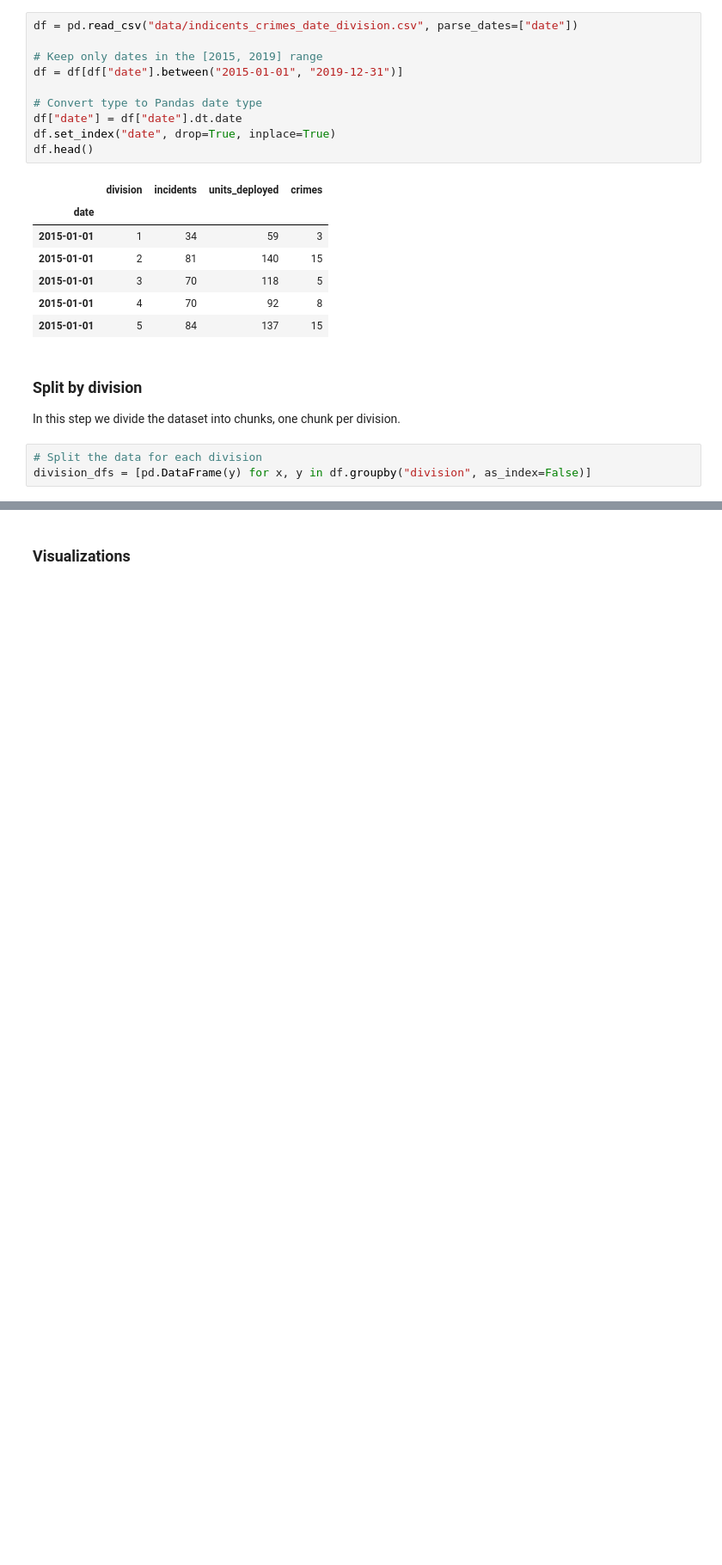
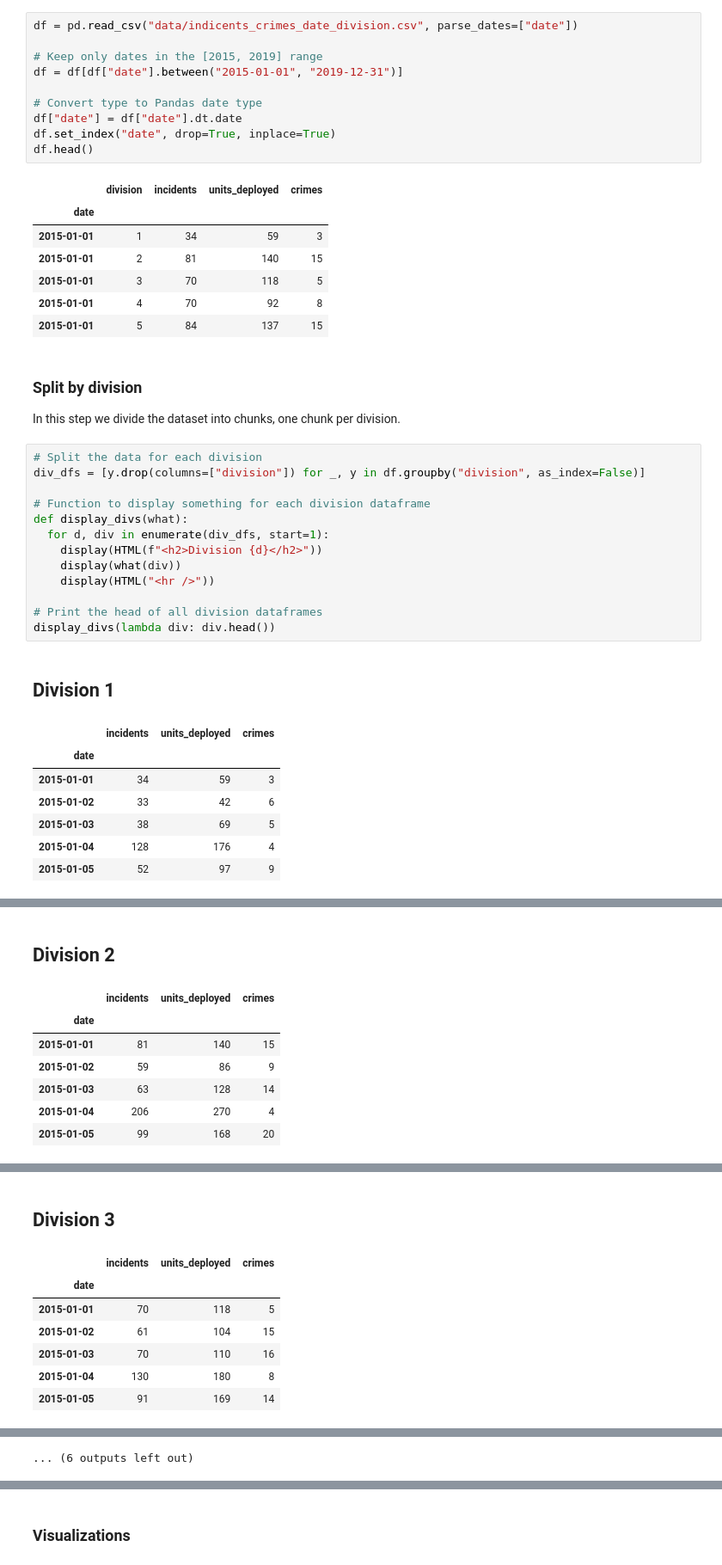
Before and after one commit to naderghanbari/mcgill-capstone, a Jupyter notebook: capstone_models.ipynb, the cells around one changed output, grey strips where cells are left out. Shown at 86% size. Cells and saved outputs as stored; diff of their text form; blank space fills up the shorter version.

```diff
--- a/capstone_models.ipynb
+++ b/capstone_models.ipynb
@@ -40,6 +41,25 @@ df.head()
 ### Split by division
 In this step we divide the dataset into chunks, one chunk
 per division.
-# %%
-# Split the data for each division
-division_dfs = [pd.DataFrame(y) for x, y in df.groupby("division", as_index=False)]
+# %%
+# Split the data for each division
+div_dfs = [y.drop(columns=["division"]) for _, y in df.groupby("division", as_index=False)]
+
+# Function to display something for each division dataframe
+def display_divs(what):
+  for d, div in enumerate(div_dfs, start=1):
+    display(HTML(f"<h2>Division {d}</h2>"))
+    display(what(div))
+    display(HTML("<hr />"))
+
+# Print the head of all division dataframes
+display_divs(lambda div: div.head())
+# %% [output]
+Division 1
+|  | incidents | units_deployed | crimes |
+| date |  |  |  |
+| 2015-01-01 | 34 | 59 | 3 |
+| 2015-01-02 | 33 | 42 | 6 |
+| 2015-01-03 | 38 | 69 | 5 |
+| 2015-01-04 | 128 | 176 | 4 |
+| 2015-01-05 | 52 | 97 | 9 |
@@ -45,0 +67,8 @@ division_dfs = [pd.DataFrame(y) for x, y in df.groupby("division", as_index=Fals
+Division 2
+|  | incidents | units_deployed | crimes |
+| date |  |  |  |
+| 2015-01-01 | 81 | 140 | 15 |
+| 2015-01-02 | 59 | 86 | 9 |
+| 2015-01-03 | 63 | 128 | 14 |
+| 2015-01-04 | 206 | 270 | 4 |
+| 2015-01-05 | 99 | 168 | 20 |
@@ -45,0 +76,8 @@ division_dfs = [pd.DataFrame(y) for x, y in df.groupby("division", as_index=Fals
+Division 3
+|  | incidents | units_deployed | crimes |
+| date |  |  |  |
+| 2015-01-01 | 70 | 118 | 5 |
+| 2015-01-02 | 61 | 104 | 15 |
+| 2015-01-03 | 70 | 110 | 16 |
+| 2015-01-04 | 130 | 180 | 8 |
+| 2015-01-05 | 91 | 169 | 14 |
@@ -45,0 +94 @@ division_dfs = [pd.DataFrame(y) for x, y in df.groupby("division", as_index=Fals
+... (6 outputs left out)
```
Also changed, not shown: parts of 5 cells of this notebook.
